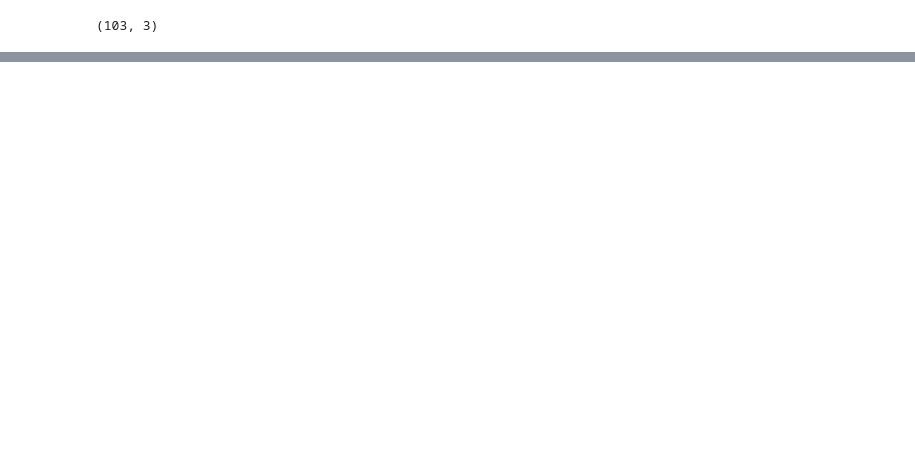
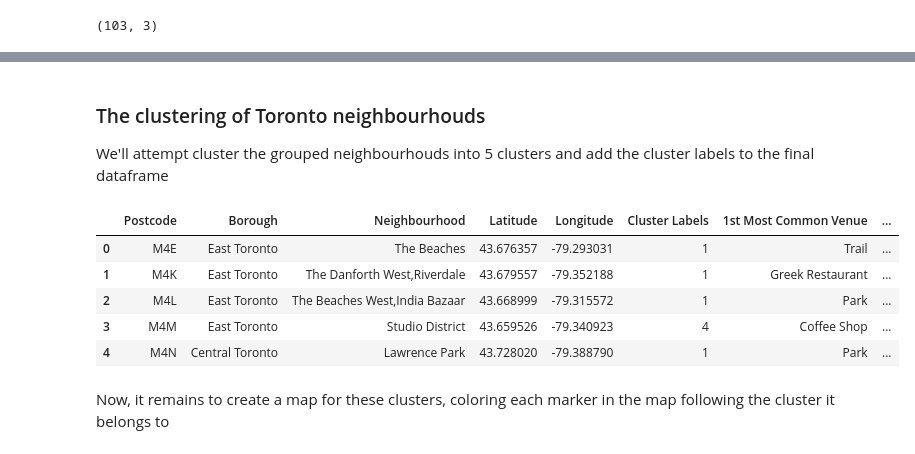
Before and after one commit to FoamScience/Coursera_Capstone, a Jupyter notebook: capstone_project.ipynb, the cells around one changed output, grey strips where cells are left out. Cells and saved outputs as stored; diff of their text form; code cells hidden in the pictures; blank space fills up the shorter version.

```diff
--- a/capstone_project.ipynb
+++ b/capstone_project.ipynb
@@ -101,0 +123,4 @@ table.shape
+# %%
+# Merge the dataframes
+df = pd.merge(table, geo, on='Postcode')
+df.head()
@@ -101,0 +189,4 @@ table.shape
+# %%
+CLIENT_ID = 'UPZZT55FFCTLPXAISLSNW02U2Q0W2XHTQLWGTQXBPR2VWH4S' # your Foursquare ID
+CLIENT_SECRET = 'IFBCAIB22Q3K3GELGKJI1D4HISCIK5YOWZYQLLW1CIFDXXTN' # your Foursquare Secret
+VERSION = '20191029'
@@ -101,0 +236,5 @@ table.shape
+# %%
+tor_venues = getNearbyVenues(names=tor_data['Neighbourhood'],
+                                   latitudes=tor_data['Latitude'],
+                                   longitudes=tor_data['Longitude']
+                            )
@@ -101,0 +266,12 @@ table.shape
+# %%
+# one hot encoding
+tor_onehot = pd.get_dummies(tor_venues[['Venue Category']], prefix="", prefix_sep="")
+
+# add neighborhood column back to dataframe
+tor_onehot['Neighbourhood'] = tor_venues['Neighbourhood']
+
+# move neighborhood column to the first column
+fixed_columns = [tor_onehot.columns[-1]] + list(tor_onehot.columns[:-1])
+tor_onehot = tor_onehot[fixed_columns]
+
+tor_onehot.head()
@@ -101,0 +323,32 @@ table.shape
+# %% [markdown]
+### The clustering of Toronto neighbourhouds
+
+We'll attempt cluster the grouped neighbourhouds into 5 clusters and add the cluster labels to the final dataframe
+# %%
+from sklearn.cluster import KMeans
+kclusters = 5 # Number of clusters
+# Drop Neighs column
+tor_grouped_clustering = tor_grouped.drop('Neighbourhood', 1)
+
+# run k-means clustering
+kmeans = KMeans(n_clusters=kclusters, random_state=0).fit(tor_grouped_clustering)
+
+# add clustering labels to dataframe
+neighborhoods_venues_sorted.insert(0, 'Cluster Labels', kmeans.labels_)
+
+tor_merged = tor_data
+
+# merge toronto_grouped with toronto_data to add latitude/longitude for each neighborhood
+tor_merged = tor_merged.join(neighborhoods_venues_sorted.set_index('Neighbourhood'), on='Neighbourhood')
+
+tor_merged.head()
+# %% [output]
+|  | Postcode | Borough | Neighbourhood | Latitude | Longitude | Cluster Labels | 1st Most Common Venue | ... |
+| 0 | M4E | East Toronto | The Beaches | 43.676357 | -79.293031 | 1 | Trail | ... |
+| 1 | M4K | East Toronto | The Danforth West,Riverdale | 43.679557 | -79.352188 | 1 | Greek Restaurant | ... |
+| 2 | M4L | East Toronto | The Beaches West,India Bazaar | 43.668999 | -79.315572 | 1 | Park | ... |
+| 3 | M4M | East Toronto | Studio District | 43.659526 | -79.340923 | 4 | Coffee Shop | ... |
+| 4 | M4N | Central Toronto | Lawrence Park | 43.728020 | -79.388790 | 1 | Park | ... |
+# %% [markdown]
+Now, it remains to create a map for these clusters, coloring each marker in the map following the cluster it
+belongs to
```
Also changed, not shown: parts of 22 cells of this notebook.
